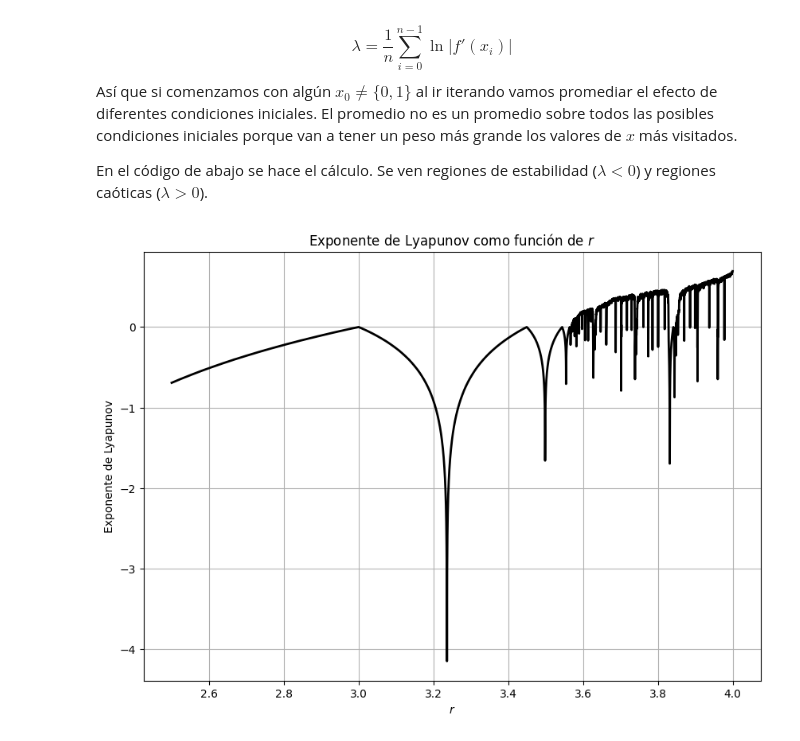
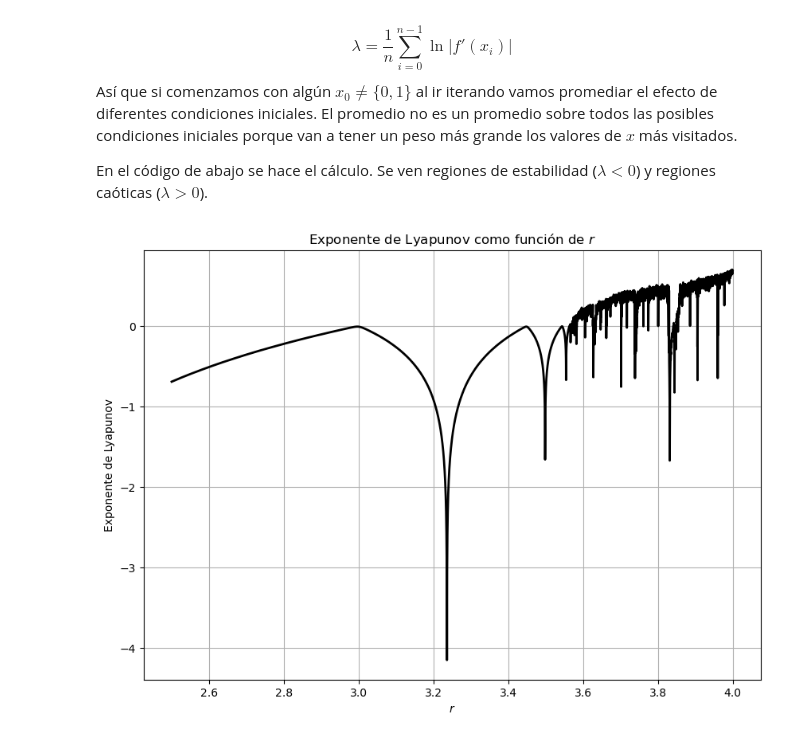
Before and after one commit to Lupama2/fiscom-2023, a Jupyter notebook: Teoria/06_0_Mapeo_logístico.ipynb, the cells around one changed output. Saved outputs shown, nothing was run; the diff lists cells and outputs as text; code cells hidden in the pictures.

```diff
--- a/Teoria/06_0_Mapeo_logístico.ipynb
+++ b/Teoria/06_0_Mapeo_logístico.ipynb
@@ -171,15 +171,15 @@ last = 100
 # Valores iniciales de x, uno para cada r
 x = 1e-5 * np.ones(n)
 
-plt.figure(figsize=(10, 7))
-plt.subplot(111)
+fig, ax = plt.subplots(figsize=(10, 7))
+# ax.subplot(111)
 for i in range(iteraciones):
     x = mapeo_logistico(x, r) # aplica el mapeo a todos los pares x y r.
     if i >= (iteraciones - last):
-        plt.plot(r, x, ',k', alpha=0.1)
-plt.title("Diagrama de bifurcaciones en el mapeo logístico")
-plt.xlabel('r')
-plt.ylabel('x')
+        ax.plot(r, x, ',k', alpha=0.1)
+ax.set_title("Diagrama de bifurcaciones en el mapeo logístico")
+ax.set_xlabel('r')
+ax.set_ylabel('x')
 plt.show()
 # %% [output]
 [figure]
@@ -333,29 +333,30 @@ En el código de abajo se hace el cálculo. Se ven regiones de estabilidad ($\la
 # %%
 # @title
 import numpy as np
 import matplotlib.pyplot as plt
 
+r = np.linspace(2.5, 4.0, n)
 x = 1e-5 * np.ones(n)
 lyapunov = np.zeros(n)
 
 # Descartamos algunas iteaciones
 for i in range(iteraciones):
     x = mapeo_logistico(x, r)
 
 for i in range(iteraciones):
     x = mapeo_logistico(x, r)
     # Usamos la fórmula de la derivada para el cálculo del exponente
     lyapunov += np.log(abs(r - 2*r*x))
 
 lyapunov /= iteraciones
 
 plt.figure(figsize=(10, 7))
 #plt.subplot(1,1,1)
 plt.plot(r, lyapunov, 'k', linewidth=2)
 plt.title("Exponente de Lyapunov como función de $r$")
 plt.xlabel('$r$')
 plt.ylabel('Exponente de Lyapunov')
 plt.grid()
 plt.show()
 # %% [output]
-[figure, old version]
+[figure, new version]
```
Also changed, not shown: parts of 4 cells of this notebook, 1 other file.
